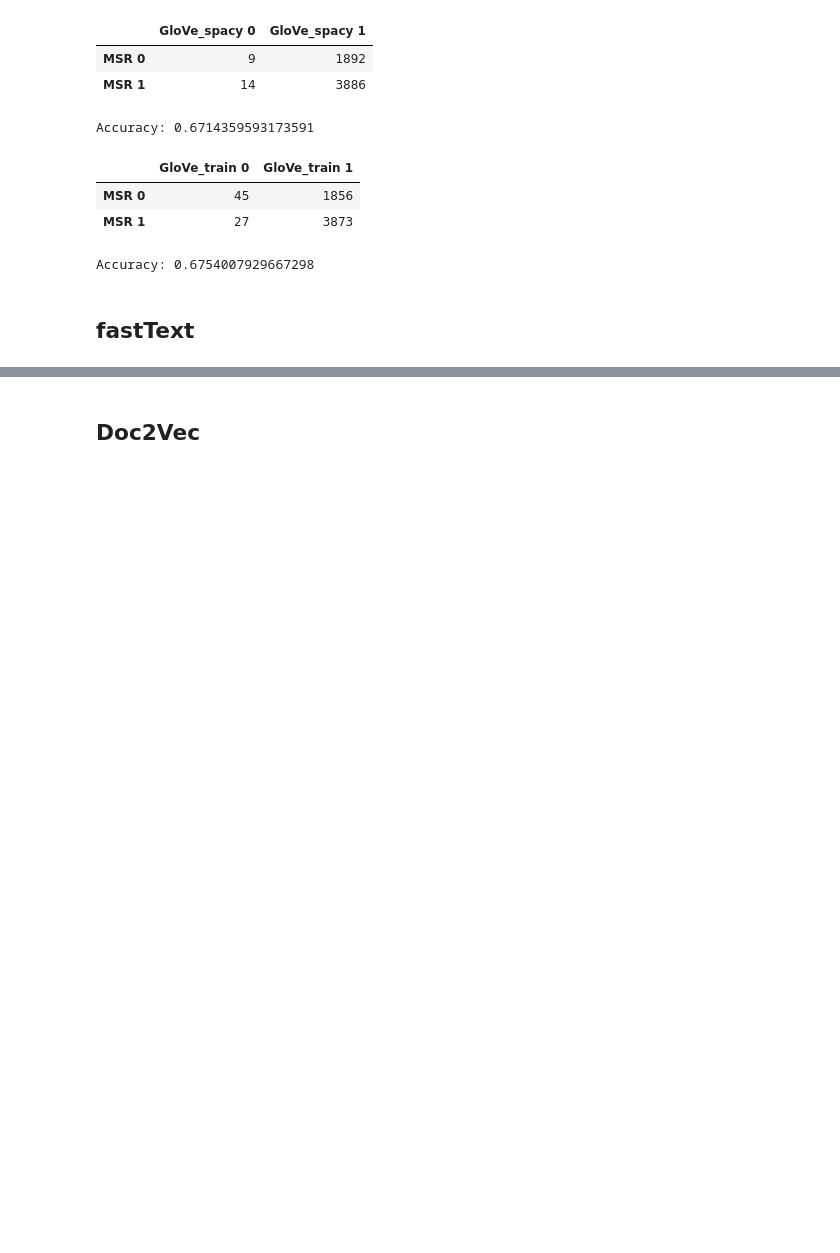
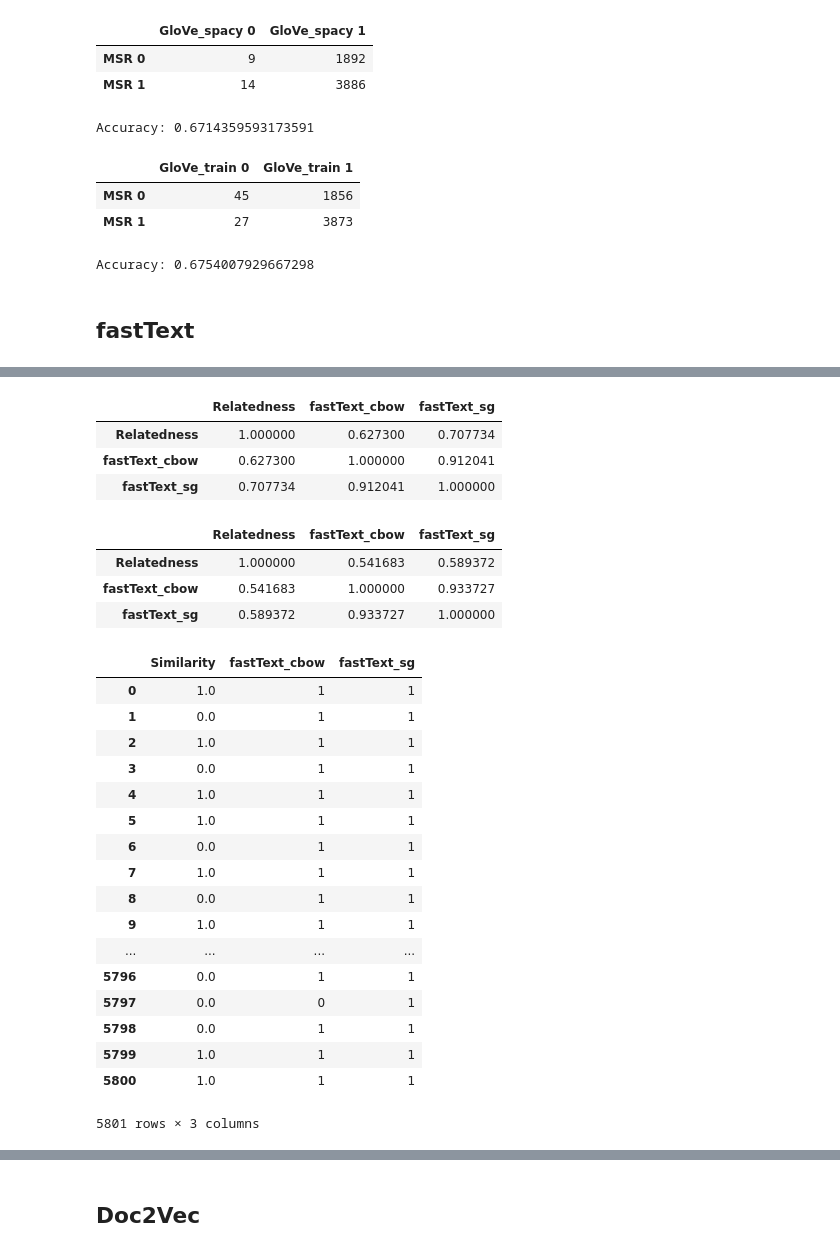
Before and after one commit to mar00nie/NLP-Text-Similarity, a Jupyter notebook: Text_Analysis.ipynb, the cells around one changed output, grey strips where cells are left out. Drawn from its saved outputs; the diff is of its cells as text; code cells hidden in the pictures; blank space fills up the shorter version.

```diff
--- a/Text_Analysis.ipynb
+++ b/Text_Analysis.ipynb
@@ -1382,0 +1498,37 @@ modelft_train.similarity('teacher', 'teaches')
+# %%
+df_sick_ft.corr(method='pearson')
+# %% [output]
+|  | Relatedness | fastText_cbow | fastText_sg |
+| Relatedness | 1.000000 | 0.627300 | 0.707734 |
+| fastText_cbow | 0.627300 | 1.000000 | 0.912041 |
+| fastText_sg | 0.707734 | 0.912041 | 1.000000 |
+# %%
+df_sick_ft.corr(method='spearman')
+# %% [output]
+|  | Relatedness | fastText_cbow | fastText_sg |
+| Relatedness | 1.000000 | 0.541683 | 0.589372 |
+| fastText_cbow | 0.541683 | 1.000000 | 0.933727 |
+| fastText_sg | 0.589372 | 0.933727 | 1.000000 |
+# %%
+df_msr_ft = pd.DataFrame({'Similarity': msr_scores, 'fastText_cbow': msr_ftcbow_binscores,
+                           'fastText_sg': msr_ftsg_binscores})
+df_msr_ft
+# %% [output]
+|  | Similarity | fastText_cbow | fastText_sg |
+| 0 | 1.0 | 1 | 1 |
+| 1 | 0.0 | 1 | 1 |
+| 2 | 1.0 | 1 | 1 |
+| 3 | 0.0 | 1 | 1 |
+| 4 | 1.0 | 1 | 1 |
+| 5 | 1.0 | 1 | 1 |
+| 6 | 0.0 | 1 | 1 |
+| 7 | 1.0 | 1 | 1 |
+| 8 | 0.0 | 1 | 1 |
+| 9 | 1.0 | 1 | 1 |
+| ... | ... | ... | ... |
+| 5796 | 0.0 | 1 | 1 |
+| 5797 | 0.0 | 0 | 1 |
+| 5798 | 0.0 | 1 | 1 |
+| 5799 | 1.0 | 1 | 1 |
+| 5800 | 1.0 | 1 | 1 |
+5801 rows × 3 columns
```
Also changed, not shown: parts of 30 cells of this notebook.
